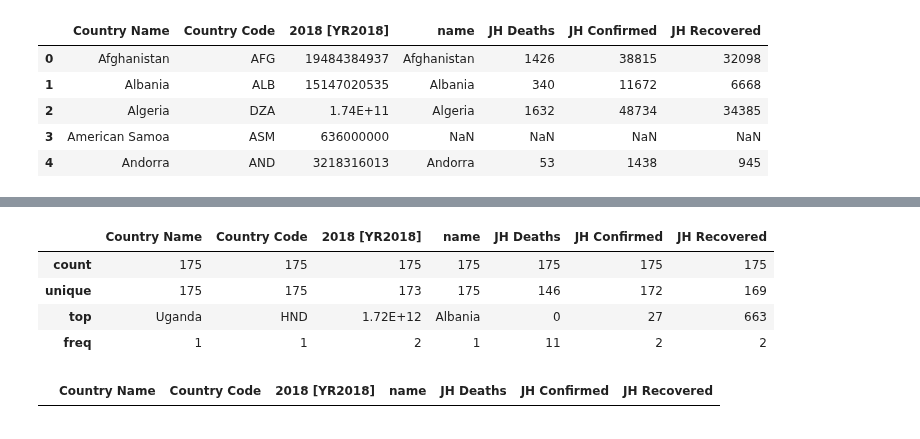
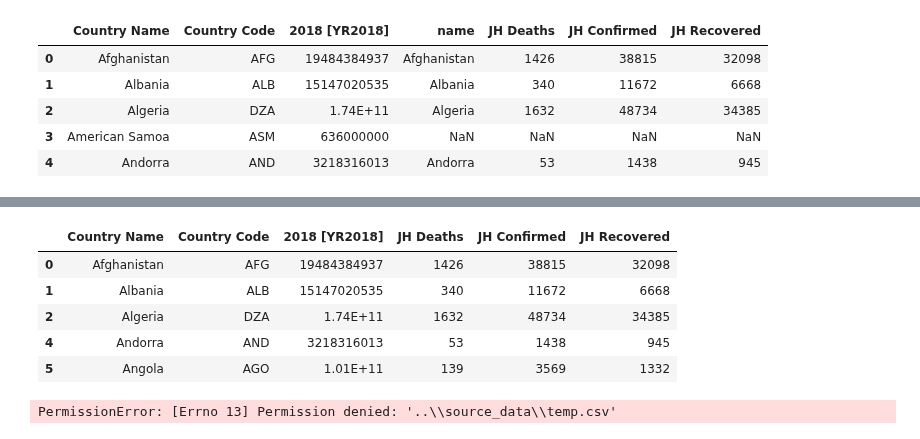
Before and after one commit to gelopez21/ProjectOne, a Jupyter notebook: Project One - Data Cleansing.ipynb, the cells around one changed output, grey strips where cells are left out. Drawn from its saved outputs; the diff is of its cells as text; code cells hidden in the pictures.

```diff
--- a/Project One - Data Cleansing.ipynb
+++ b/Project One - Data Cleansing.ipynb
@@ -165,20 +181,32 @@ JH_no_data
 # %%
 # drop nulls where there is no JH data - logic:
 #This analysis is of case data:
 # 1.coutries without case data do not contribute to the analysis
 # 2. The dataset was joined on the iso3, which provides an exact match between datasets
 WB_JH_merge_df = WB_JH_merge_df[WB_JH_merge_df["JH Deaths"].notnull()]
-WB_JH_merge_df.describe()
+# Replace blank Country Names with name
+WB_JH_merge_df["Country Name"].fillna(WB_JH_merge_df["name"], inplace=True)
+# Delete name column from merged_df
+del WB_JH_merge_df["name"]
+# Fix minor Country Name value issues
+WB_JH_merge_df["Country Name"]= WB_JH_merge_df["Country Name"].replace("Taiwan*", "Taiwan")
+WB_JH_merge_df["Country Name"]= WB_JH_merge_df["Country Name"].replace("Korea, Rep.", "South Korea")
+WB_JH_merge_df.head()
 # %% [output]
-|  | Country Name | Country Code | 2018 [YR2018] | name | JH Deaths | JH Confirmed | JH Recovered |
-| count | 175 | 175 | 175 | 175 | 175 | 175 | 175 |
-| unique | 175 | 175 | 173 | 175 | 146 | 172 | 169 |
-| top | Uganda | HND | 1.72E+12 | Albania | 0 | 27 | 663 |
-| freq | 1 | 1 | 2 | 1 | 11 | 2 | 2 |
+|  | Country Name | Country Code | 2018 [YR2018] | JH Deaths | JH Confirmed | JH Recovered |
+| 0 | Afghanistan | AFG | 19484384937 | 1426 | 38815 | 32098 |
+| 1 | Albania | ALB | 15147020535 | 340 | 11672 | 6668 |
+| 2 | Algeria | DZA | 1.74E+11 | 1632 | 48734 | 34385 |
+| 4 | Andorra | AND | 3218316013 | 53 | 1438 | 945 |
+| 5 | Angola | AGO | 1.01E+11 | 139 | 3569 | 1332 |
+# %%
+# export merged dataframe to csv
+output_path = os.path.join("..","source_data","temp.csv")
+WB_JH_merge_df.to_csv(output_path)
+# %% [output]
+PermissionError: [Errno 13] Permission denied: '..\\source_data\\temp.csv'
 # %%
 countries_not_on_WB = WB_JH_merge_df[WB_JH_merge_df["Country Name"].isnull()]
-countries_not_on_WB
+countries_not_on_WB.shape
-# %% [output]
-|  | Country Name | Country Code | 2018 [YR2018] | name | JH Deaths | JH Confirmed | JH Recovered |
 # %%
 # Read population table from wiki
```
Also changed, not shown: parts of 7 cells of this notebook.
